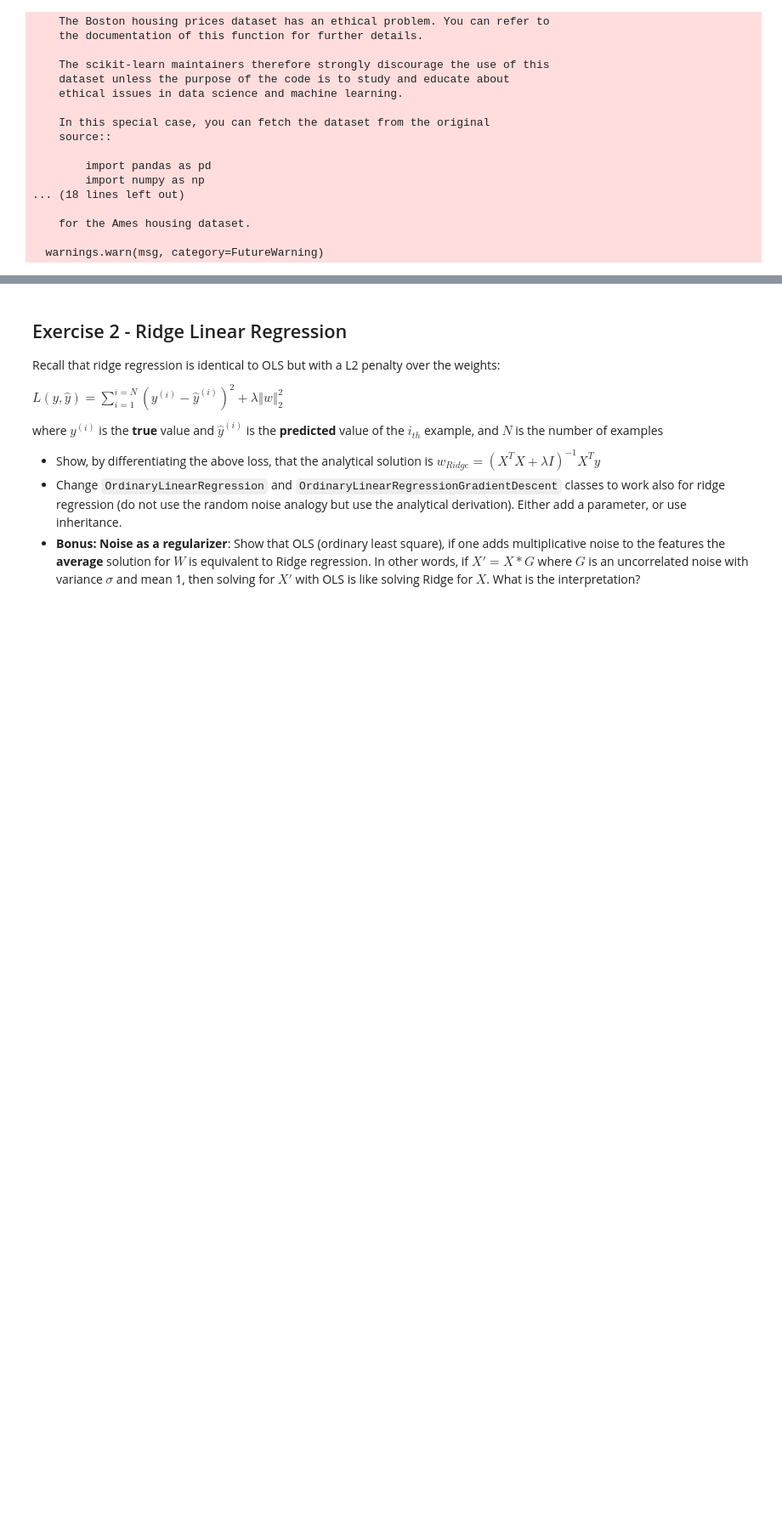
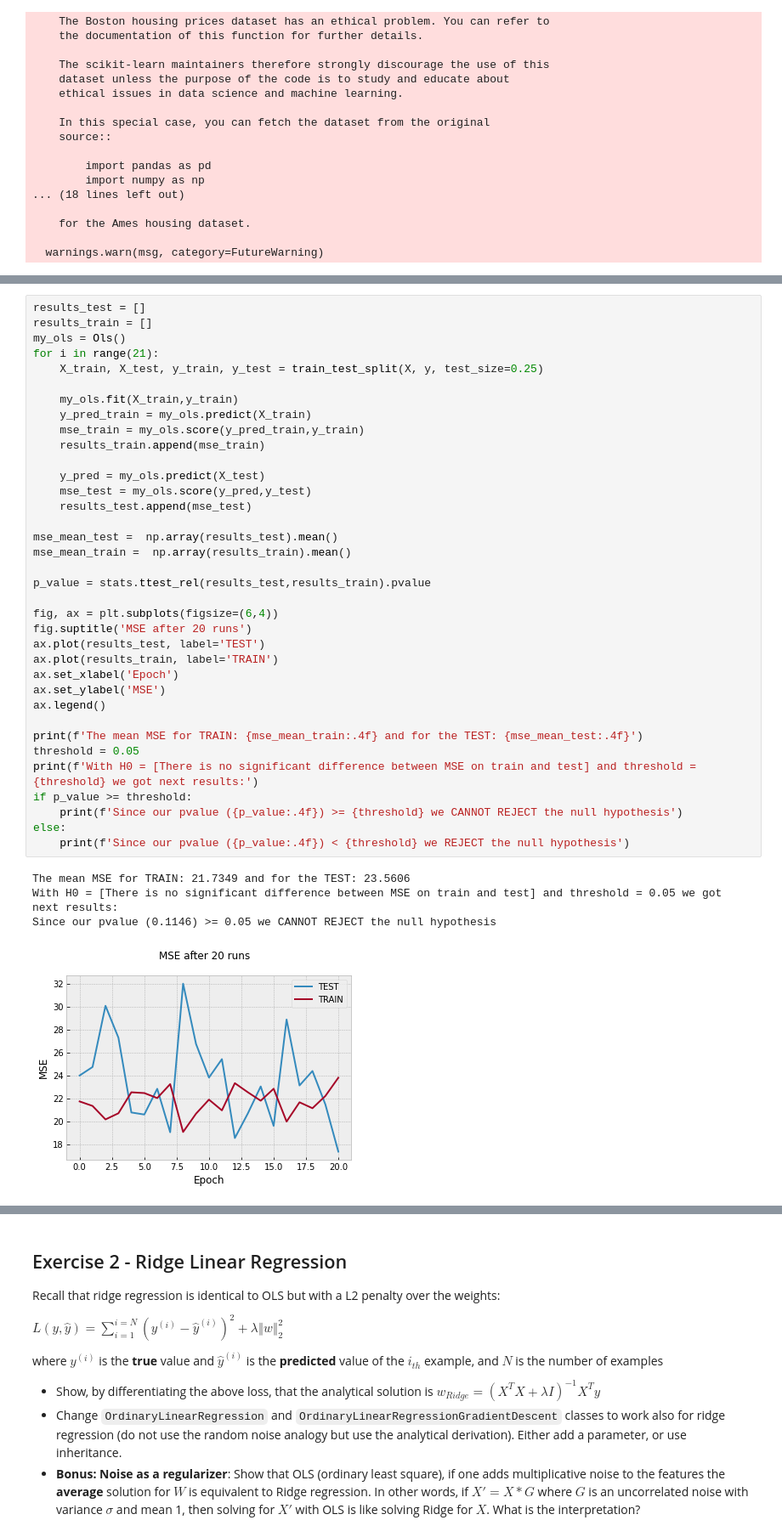
Before and after one commit to tansla/ydata_supervised_hw2, a Jupyter notebook: Regression_&_Regularization_Exercise.ipynb, the cells around one changed output, grey strips where cells are left out. Shown at 85% size. Cells and saved outputs as stored; diff of their text form; blank space fills up the shorter version.

```diff
--- a/Regression_&_Regularization_Exercise.ipynb
+++ b/Regression_&_Regularization_Exercise.ipynb
@@ -138,0 +174,41 @@ X, y = load_boston(return_X_y=True)
+# %%
+results_test = []
+results_train = []
+my_ols = Ols()
+for i in range(21):
+    X_train, X_test, y_train, y_test = train_test_split(X, y, test_size=0.25)
+
+    my_ols.fit(X_train,y_train)
+    y_pred_train = my_ols.predict(X_train)
+    mse_train = my_ols.score(y_pred_train,y_train)
+    results_train.append(mse_train)
+
+    y_pred = my_ols.predict(X_test)
+    mse_test = my_ols.score(y_pred,y_test)
+    results_test.append(mse_test)
+
+mse_mean_test =  np.array(results_test).mean()
+mse_mean_train =  np.array(results_train).mean()
+
+p_value = stats.ttest_rel(results_test,results_train).pvalue
+
+fig, ax = plt.subplots(figsize=(6,4))
+fig.suptitle('MSE after 20 runs')
+ax.plot(results_test, label='TEST')
+ax.plot(results_train, label='TRAIN')
+ax.set_xlabel('Epoch')
+ax.set_ylabel('MSE')
+ax.legend()
+
+print(f'The mean MSE for TRAIN: {mse_mean_train:.4f} and for the TEST: {mse_mean_test:.4f}')
+threshold = 0.05
+print(f'With H0 = [There is no significant difference between MSE on train and test] and threshold = {threshold} we got next results:')
+if p_value >= threshold:
+    print(f'Since our pvalue ({p_value:.4f}) >= {threshold} we CANNOT REJECT the null hypothesis')
+else:
+    print(f'Since our pvalue ({p_value:.4f}) < {threshold} we REJECT the null hypothesis')
+# %% [output]
+The mean MSE for TRAIN: 21.7349 and for the TEST: 23.5606
+With H0 = [There is no significant difference between MSE on train and test] and threshold = 0.05 we got next results:
+Since our pvalue (0.1146) >= 0.05 we CANNOT REJECT the null hypothesis
+[figure, added]
```
Also changed, not shown: parts of 14 cells of this notebook.
